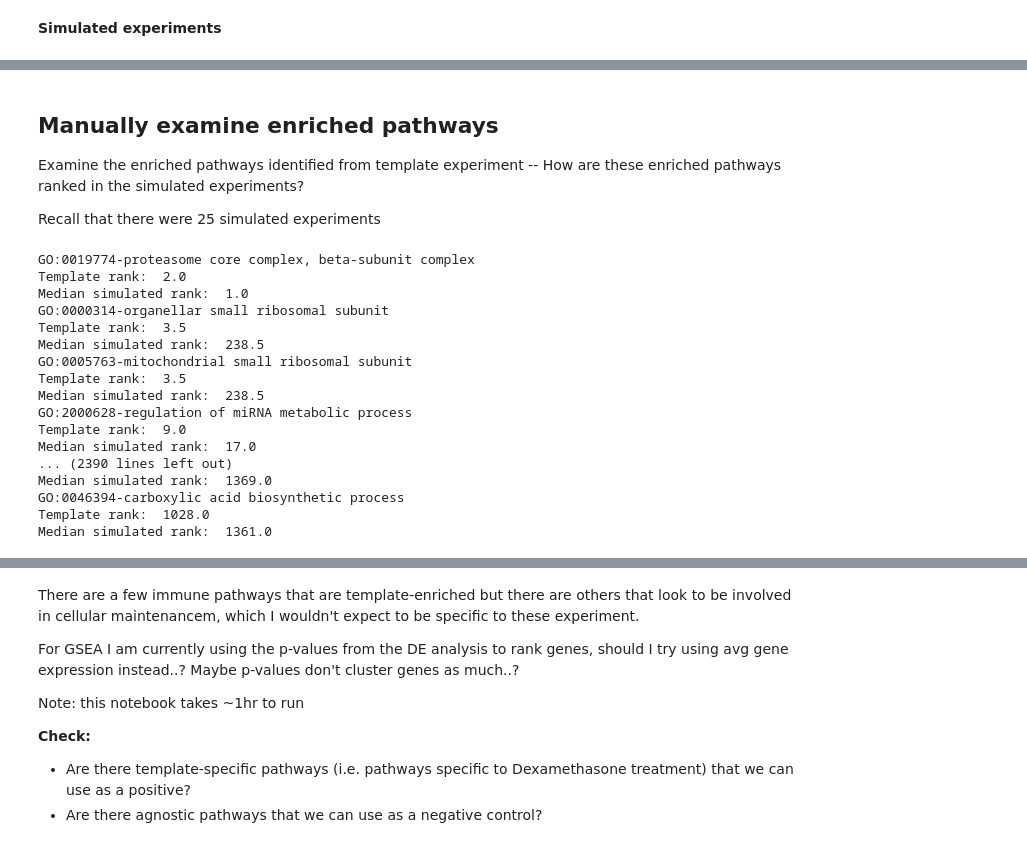
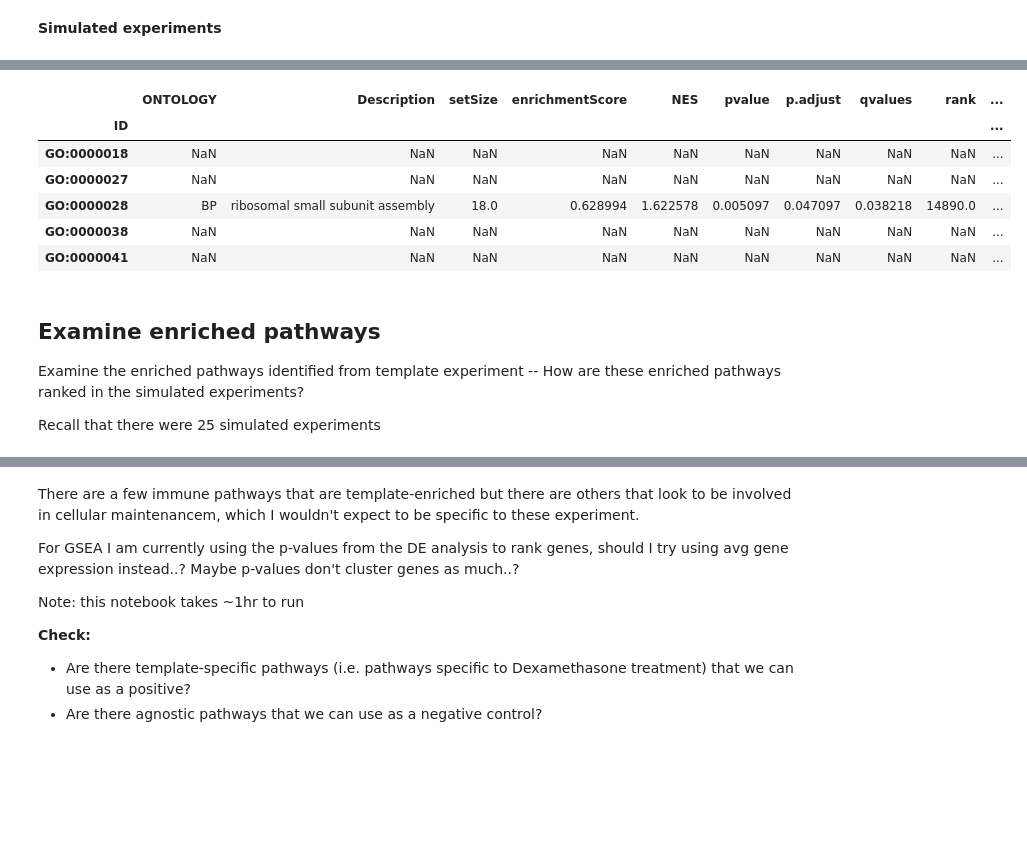
Before and after one commit to greenelab/simulate-expression-compendia, a Jupyter notebook: Rank_pathways/3_statistical_analyses.ipynb, the cells around one changed output, grey strips where cells are left out. Drawn from its saved outputs; the diff is of its cells as text; code cells hidden in the pictures; blank space fills up the shorter version.

```diff
--- a/Rank_pathways/3_statistical_analyses.ipynb
+++ b/Rank_pathways/3_statistical_analyses.ipynb
@@ -372,5 +337,6 @@ def FullMergeDict(D1, D2):
 # %%
-# Get distribution of ranks for simulated experiments
+# Concatenate simulated experiments
+simulated_enriched_pathways_all = pd.DataFrame()
 for i in range(num_runs):
     simulated_GSEA_file = os.path.join(
         local_dir,
@@ -384,21 +350,13 @@ for i in range(num_runs):
         sep='\t',
         index_col=0)
 
-    # zip GO ID and description to get unique key
-    simulated_enriched_pathways["ID_description"] = simulated_enriched_pathways["ID"]+"-"+simulated_enriched_pathways["Description"]
-
-    # Get ranks of simulated experiment
+    # Add ranks of simulated experiment
     simulated_enriched_pathways['ranking'] = simulated_enriched_pathways[col_to_rank].rank(ascending = 0)
     simulated_enriched_pathways = simulated_enriched_pathways.sort_values(by=col_to_rank, ascending=False)
 
-    if i == 0:
-        # Initiate dictionary {GO ID-description:rank}
-        simulated_rank_dict = dict(zip(simulated_enriched_pathways["ID_description"],
-                                      simulated_enriched_pathways["ranking"]
-                                     ))
-    else:
-        tmp_simulated_rank_dict = dict(zip(simulated_enriched_pathways["ID_description"],
-                                      simulated_enriched_pathways["ranking"]
-                                     ))
+    # Concatenate df
+    simulated_enriched_pathways_all = pd.concat([simulated_enriched_pathways_all,
+                                       simulated_enriched_pathways])
 
-        simulated_rank_dict = FullMergeDict(simulated_rank_dict, tmp_simulated_rank_dict)
+print(simulated_enriched_pathways_all.shape)
+simulated_enriched_pathways_all.head()
@@ -424,0 +388,15 @@ simulated_rank_dict
+# %%
+# Merge template statistics with simulated statistics
+template_simulated_enriched_pathways_stats = template_enriched_pathways.merge(simulated_enriched_pathways_stats,
+                                                                              how='outer',
+                                                                              left_index=True,
+                                                                              right_index=True)
+template_simulated_enriched_pathways_stats.head()
+# %% [output]
+|  | ONTOLOGY | Description | setSize | enrichmentScore | NES | pvalue | p.adjust | qvalues | rank | ... |
+| ID |  |  |  |  |  |  |  |  |  | ... |
+| GO:0000018 | NaN | NaN | NaN | NaN | NaN | NaN | NaN | NaN | NaN | ... |
+| GO:0000027 | NaN | NaN | NaN | NaN | NaN | NaN | NaN | NaN | NaN | ... |
+| GO:0000028 | BP | ribosomal small subunit assembly | 18.0 | 0.628994 | 1.622578 | 0.005097 | 0.047097 | 0.038218 | 14890.0 | ... |
+| GO:0000038 | NaN | NaN | NaN | NaN | NaN | NaN | NaN | NaN | NaN | ... |
+| GO:0000041 | NaN | NaN | NaN | NaN | NaN | NaN | NaN | NaN | NaN | ... |
@@ -425,35 +409,5 @@ simulated_rank_dict
 # %% [markdown]
-## Manually examine enriched pathways
+## Examine enriched pathways
 Examine the enriched pathways identified from template experiment -- How are these enriched pathways ranked in the simulated experiments?
 
 Recall that there were 25 simulated experiments
-# %%
-# Compare template rank vs median simulated rank
-# Print those pathways where template rank < simulated rank (template is higher ranked than simulated)
-# Some of these are pathways that are potentially template-specific
-
-for key, val in template_rank_dict.items():
-    if key in simulated_rank_dict.keys():
-        diff_rank = val - np.median(simulated_rank_dict[key])
-        if diff_rank < 10:
-            print(key)
-            print("Template rank: ", val)
-            print("Median simulated rank: ", np.median(simulated_rank_dict[key]))
-# %% [output]
-GO:0019774-proteasome core complex, beta-subunit complex
-Template rank:  2.0
-Median simulated rank:  1.0
-GO:0000314-organellar small ribosomal subunit
-Template rank:  3.5
-Median simulated rank:  238.5
-GO:0005763-mitochondrial small ribosomal subunit
-Template rank:  3.5
-Median simulated rank:  238.5
-GO:2000628-regulation of miRNA metabolic process
-Template rank:  9.0
-Median simulated rank:  17.0
-... (2390 lines left out)
-Median simulated rank:  1369.0
-GO:0046394-carboxylic acid biosynthetic process
-Template rank:  1028.0
-Median simulated rank:  1361.0
```
Also changed, not shown: parts of 22 cells of this notebook, 1 other file.
